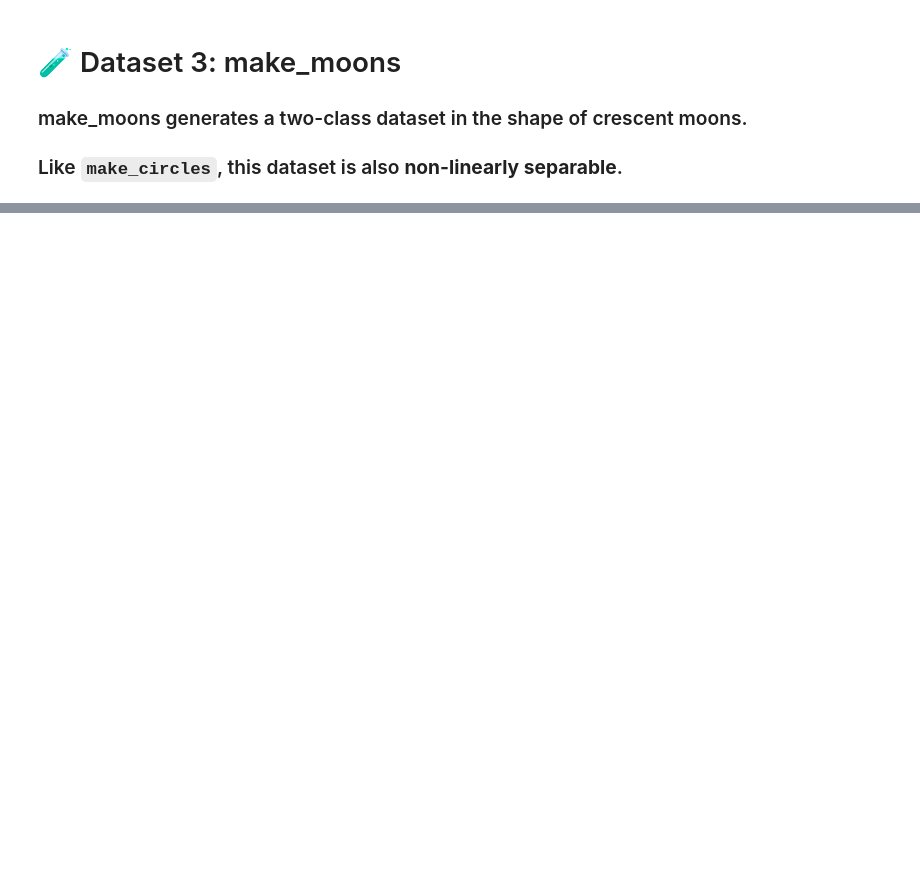
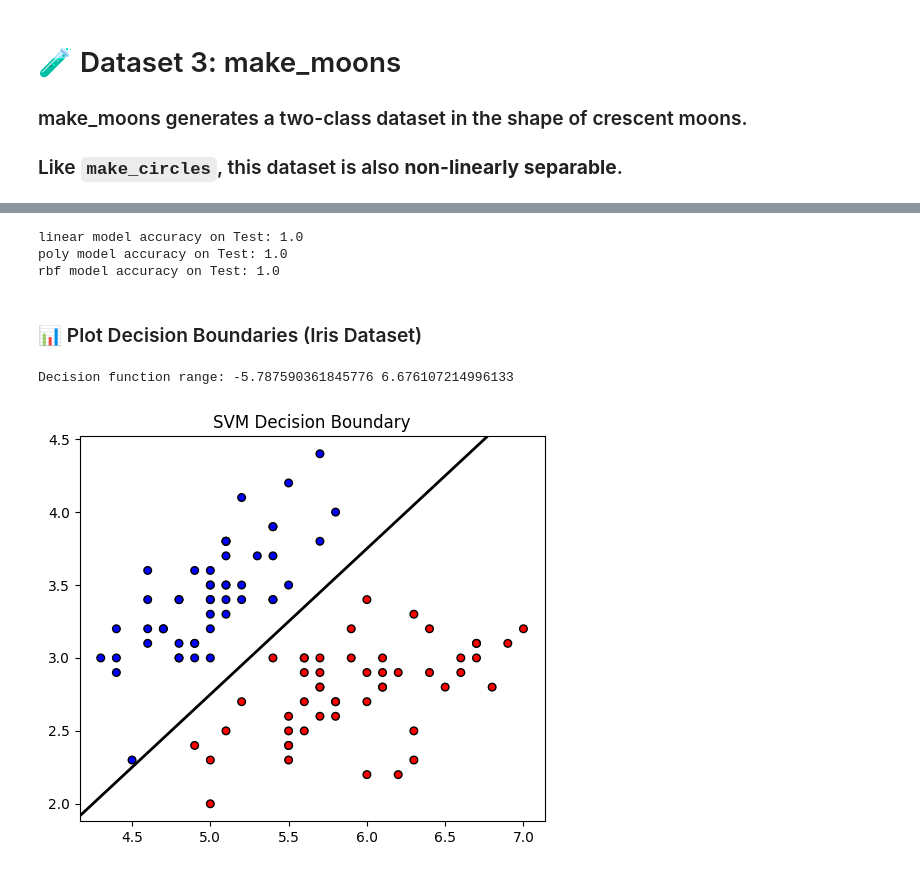
Before and after one commit to abolfazlshahsavaryyy/SVM_AI_project, a Jupyter notebook: notebook.ipynb, the cells around one changed output, grey strips where cells are left out. Cells and saved outputs as stored; diff of their text form; code cells hidden in the pictures; blank space fills up the shorter version.

```diff
--- a/notebook.ipynb
+++ b/notebook.ipynb
@@ -77,0 +108,10 @@ Accuracy: 0.8666666666666667
+# %%
+def train_model_with_kernel(X,y,kernel):
+
+    X_train, X_test, y_train, y_test = train_test_split(X, y, test_size=0.3, random_state=42)
+    model=SVC(kernel=kernel)
+    model.fit(X_train,y_train)
+    y_pred=model.predict(X_test)
+    accuracy=accuracy_score(y_pred,y_test)
+    print(f"{kernel} model accuracy on Test: {accuracy}")
+    return model
@@ -77,0 +123,24 @@ Accuracy: 0.8666666666666667
+# %%
+iris_df=load_iris()
+X = iris_df.data
+y = iris_df.target
+
+filter=y<2
+X_filtred=X[filter,:2]
+y_filtred=y[filter]
+
+
+linear_model=train_model_with_kernel(X_filtred,y_filtred,'linear')
+poly_model=train_model_with_kernel(X_filtred,y_filtred,'poly')
+rbf_model=train_model_with_kernel(X_filtred,y_filtred,'rbf')
+# %% [output]
+linear model accuracy on Test: 1.0
+poly model accuracy on Test: 1.0
+rbf model accuracy on Test: 1.0
+# %% [markdown]
+### 📊 Plot Decision Boundaries (Iris Dataset)
+# %%
+plot_data_split_prediction(X_filtred,y_filtred,linear_model)
+# %% [output]
+Decision function range: -5.787590361845776 6.676107214996133
+[figure, added]
```
Also changed, not shown: parts of 15 cells of this notebook, 1 other file.
